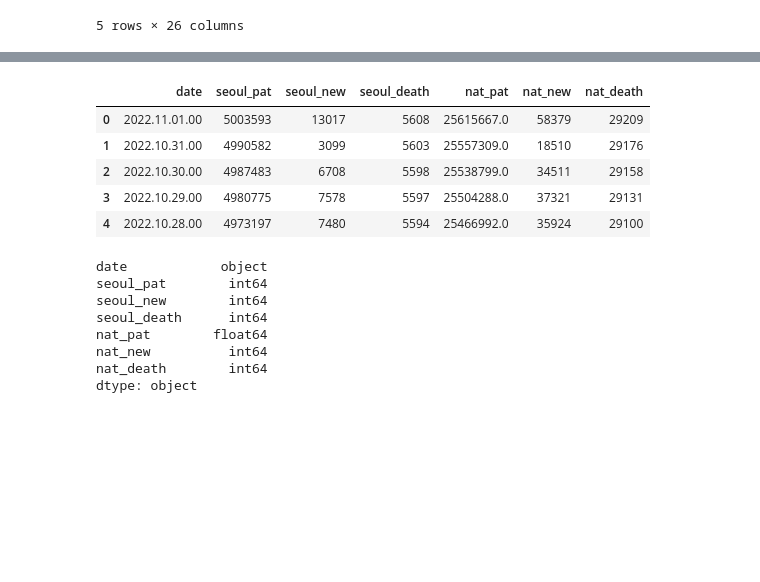
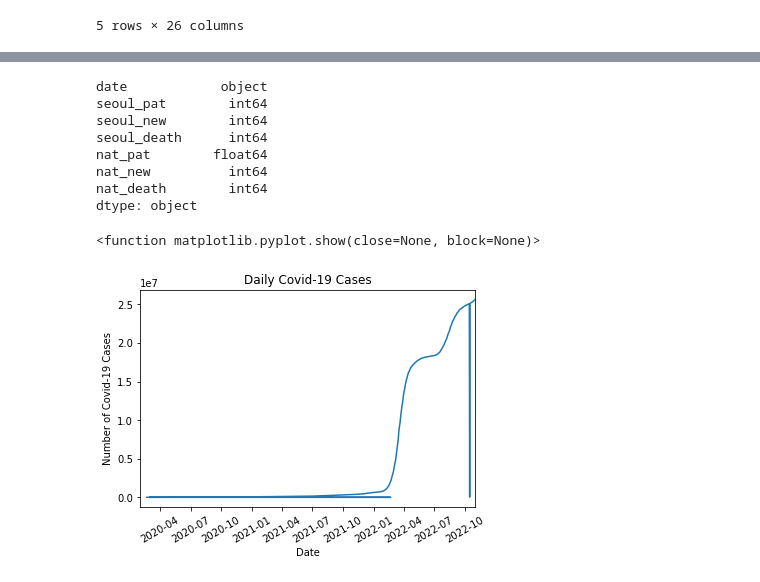
Before and after one commit to 2hyunie/qmss_thesis, a Jupyter notebook: Exploratory Data Analysis.ipynb, the cells around one changed output, grey strips where cells are left out. Drawn from its saved outputs; the diff is of its cells as text; code cells hidden in the pictures; blank space fills up the shorter version.

```diff
--- a/Exploratory Data Analysis.ipynb
+++ b/Exploratory Data Analysis.ipynb
@@ -156,15 +242,6 @@ covid.head()
 # changing column names
 
 covid.columns = ['date', 'seoul_pat', 'seoul_new', 'seoul_death', 'nat_pat', 'nat_new', 'nat_death']
-# %%
-covid.head()
-# %% [output]
-|  | date | seoul_pat | seoul_new | seoul_death | nat_pat | nat_new | nat_death |
-| 0 | 2022.11.01.00 | 5003593 | 13017 | 5608 | 25615667.0 | 58379 | 29209 |
-| 1 | 2022.10.31.00 | 4990582 | 3099 | 5603 | 25557309.0 | 18510 | 29176 |
-| 2 | 2022.10.30.00 | 4987483 | 6708 | 5598 | 25538799.0 | 34511 | 29158 |
-| 3 | 2022.10.29.00 | 4980775 | 7578 | 5597 | 25504288.0 | 37321 | 29131 |
-| 4 | 2022.10.28.00 | 4973197 | 7480 | 5594 | 25466992.0 | 35924 | 29100 |
 # %%
 covid.dtypes
 # %% [output]
@@ -178,3 +255,28 @@ nat_death        int64
 dtype: object
 # %%
 covid['date'] = pd.to_datetime(covid['date'])
+# %%
+covid2 = covid[(covid['date'] > '2020-01-15') & (covid['date'] <= '2022-11-01')]
+# %%
+import datetime as dt
+
+left = dt.date(2020, 2, 1)
+right = dt.date(2022, 11, 1)
+
+x = covid2['date']
+y = covid2['nat_pat']
+
+plt.plot(x, y)
+
+plt.xlabel('Date')
+plt.ylabel('Number of Covid-19 Cases')
+plt.title('Daily Covid-19 Cases')
+
+plt.gca().xaxis.set_tick_params(rotation = 30)
+
+plt.gca().set_xbound(left, right)
+
+plt.show
+# %% [output]
+<function matplotlib.pyplot.show(close=None, block=None)>
+[figure, added]
```
Also changed, not shown: parts of 6 cells of this notebook.
